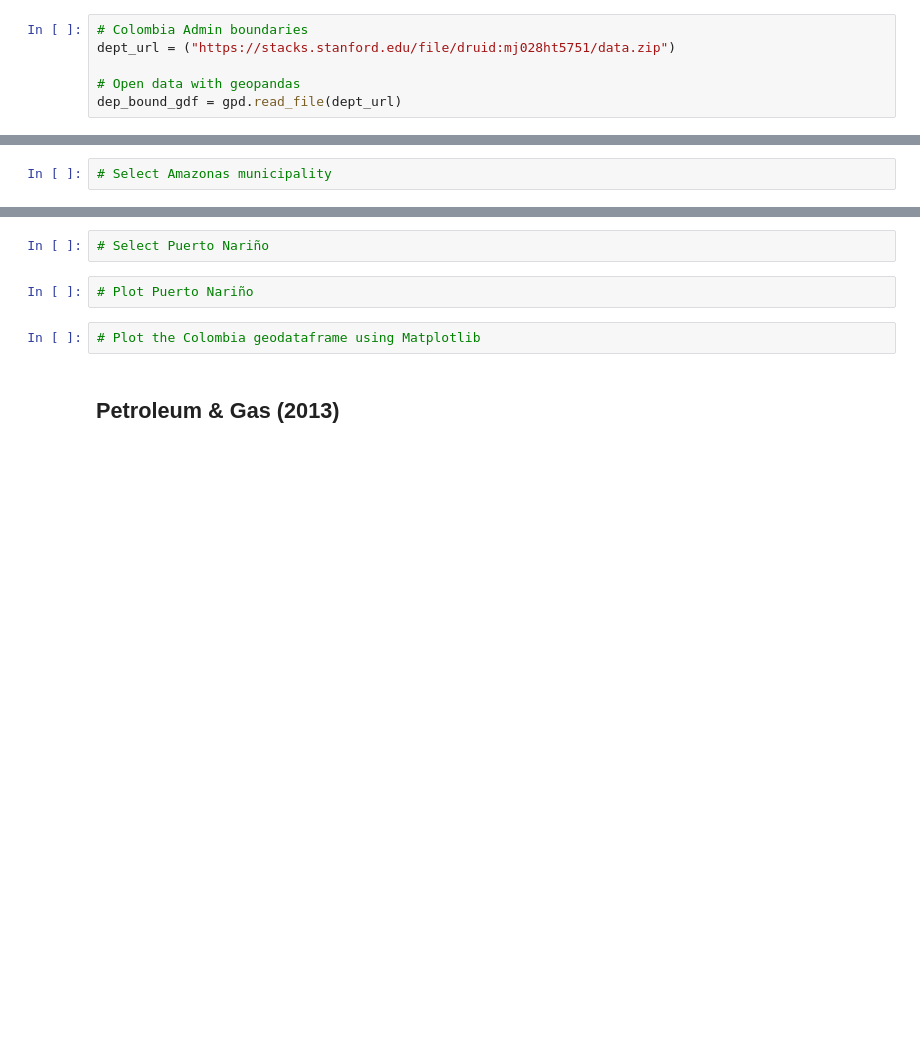
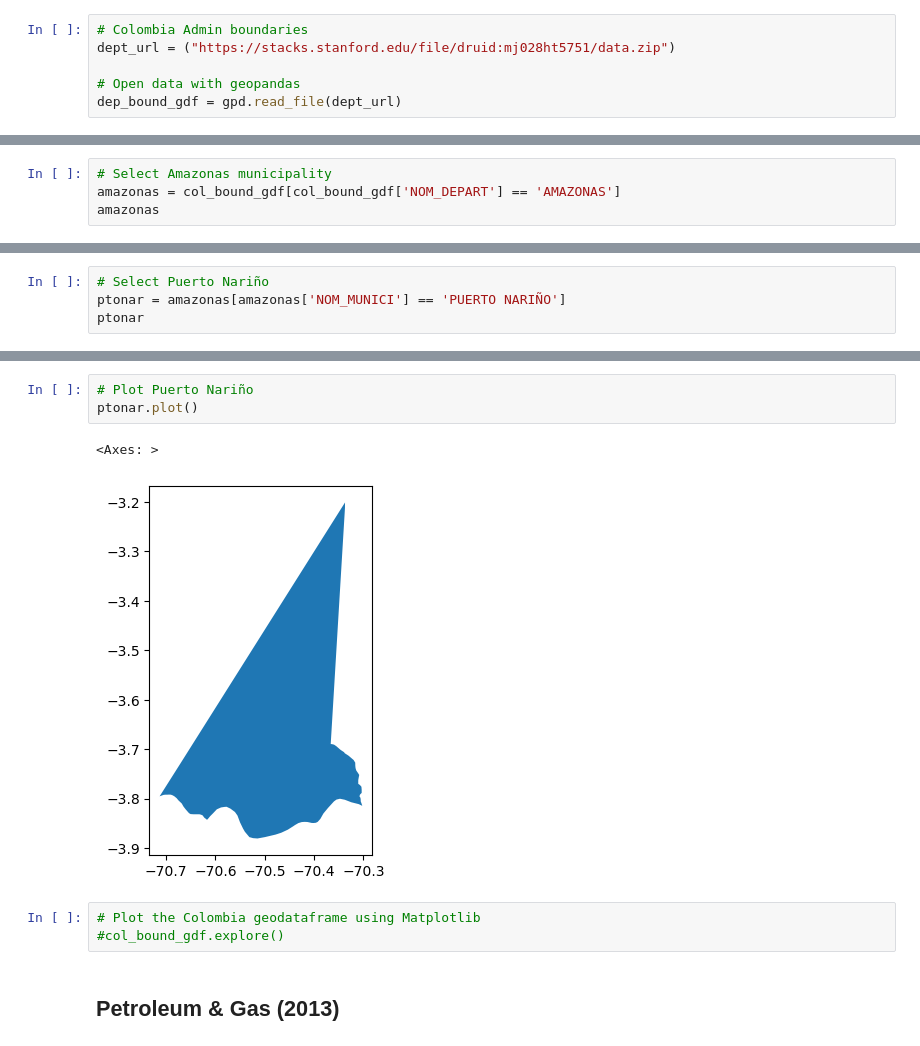
Before and after one commit to fabioaco/03-geopark-vector-data, a Jupyter notebook: notebooks/geopark-vector-data-empty.ipynb, the cells around one changed output, grey strips where cells are left out. Saved outputs shown, nothing was run; the diff lists cells and outputs as text; blank space fills up the shorter version.

```diff
--- a/notebooks/geopark-vector-data-empty.ipynb
+++ b/notebooks/geopark-vector-data-empty.ipynb
@@ -59,2 +87,4 @@ memory usage: 8.4+ KB
 # %%
 # Select Amazonas municipality
+amazonas = col_bound_gdf[col_bound_gdf['NOM_DEPART'] == 'AMAZONAS']
+amazonas
@@ -60,0 +104,4 @@ memory usage: 8.4+ KB
+# %%
+# Select Puerto Nariño
+ptonar = amazonas[amazonas['NOM_MUNICI'] == 'PUERTO NARIÑO']
+ptonar
@@ -61,9 +111,12 @@ memory usage: 8.4+ KB
 # %%
-# Select Puerto Nariño
+# Plot Puerto Nariño
+ptonar.plot()
+# %% [output]
+<Axes: >
+[figure, added]
-# %%
-# Plot Puerto Nariño
 # %%
 # Plot the Colombia geodataframe using Matplotlib
+#col_bound_gdf.explore()
 # %% [markdown]
 ## **Petroleum & Gas (2013)**
 # %%
```
Also changed, not shown: parts of 10 cells of this notebook.
